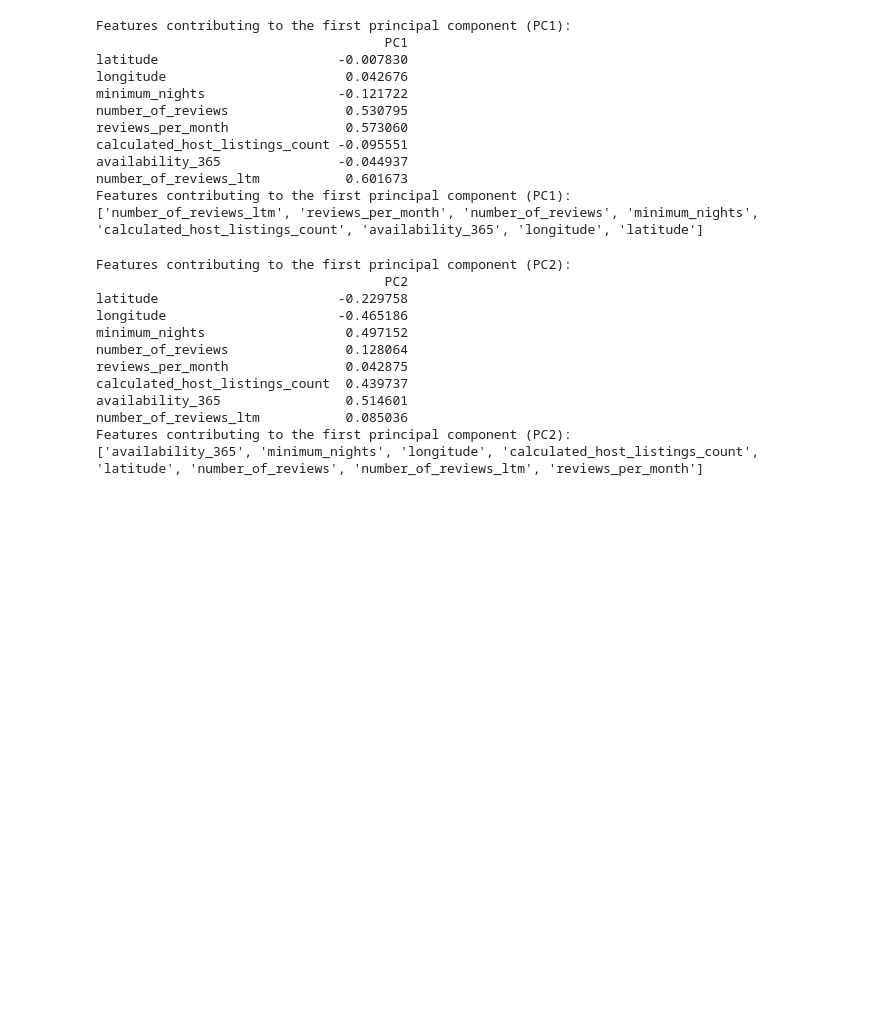
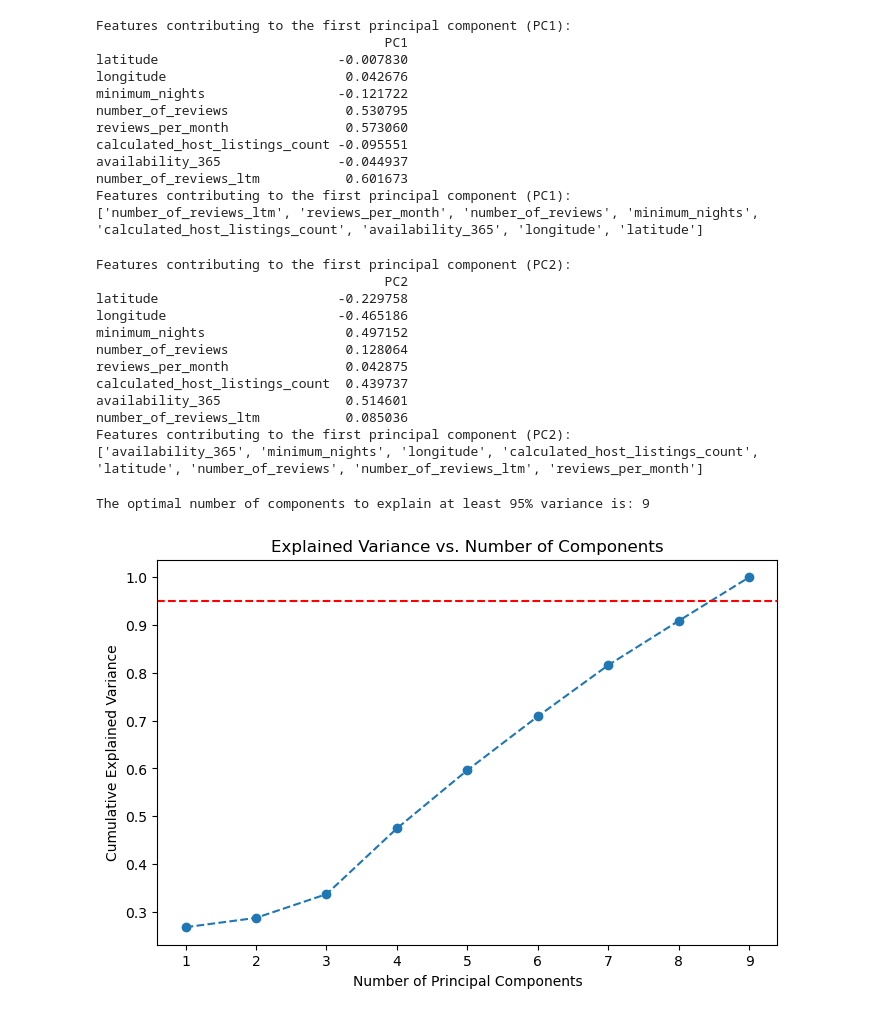
Before and after one commit to heinrichhegenbarth/KAN-CDSCO2004U_Machine_Learning_and_Deep_Learning, a Jupyter notebook: Assignment_1/assignment.ipynb, the cells around one changed output. Drawn from its saved outputs; the diff is of its cells as text; code cells hidden in the pictures; blank space fills up the shorter version.

```diff
--- a/Assignment_1/assignment.ipynb
+++ b/Assignment_1/assignment.ipynb
@@ -411,3 +411,29 @@ availability_365                0.514601
 number_of_reviews_ltm           0.085036
 Features contributing to the first principal component (PC2):
 ['availability_365', 'minimum_nights', 'longitude', 'calculated_host_listings_count', 'latitude', 'number_of_reviews', 'number_of_reviews_ltm', 'reviews_per_month']
+# %%
+eigenvalues, _ = np.linalg.eig(corr_matrix)
+
+# 3. Compute explained variance ratio
+explained_variance_ratio = eigenvalues / np.sum(eigenvalues)
+
+# 4. Compute cumulative explained variance
+cumulative_variance = np.cumsum(explained_variance_ratio)
+
+# 5. Find the number of components that explain at least 95% of the variance
+n_components = np.argmax(cumulative_variance >= 0.95) + 1  # +1 to convert index to count
+
+# Print the result
+print(f"The optimal number of components to explain at least 95% variance is: {n_components}")
+
+# 6. Optional: Visualize the explained variance
+plt.figure(figsize=(8, 5))
+plt.plot(range(1, len(cumulative_variance) + 1), cumulative_variance, marker='o', linestyle='--')
+plt.axhline(y=0.95, color='r', linestyle='--')  # 95% threshold
+plt.xlabel('Number of Principal Components')
+plt.ylabel('Cumulative Explained Variance')
+plt.title('Explained Variance vs. Number of Components')
+plt.show()
+# %% [output]
+The optimal number of components to explain at least 95% variance is: 9
+[figure, added]
```
Also changed, not shown: parts of 2 cells of this notebook.
